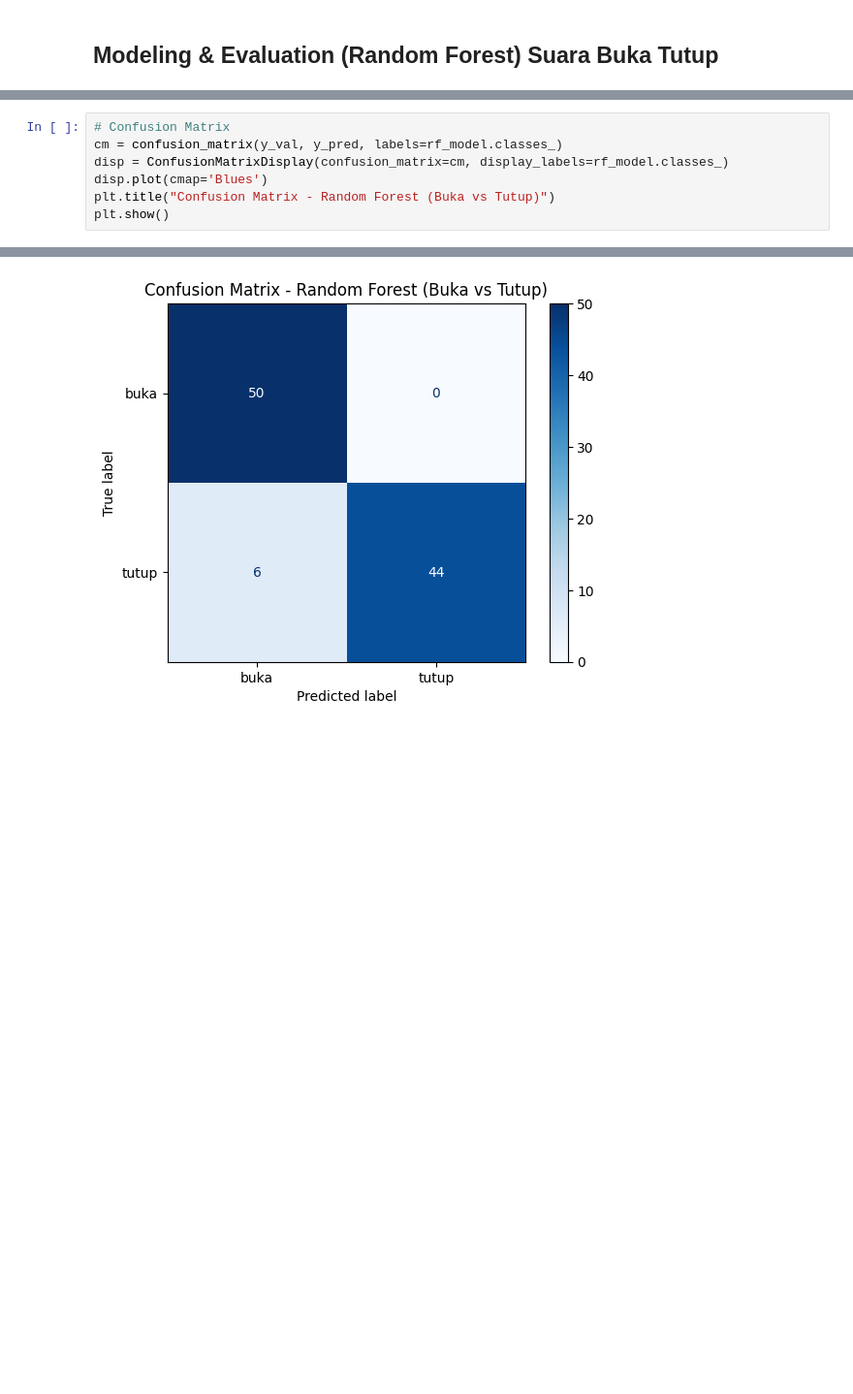
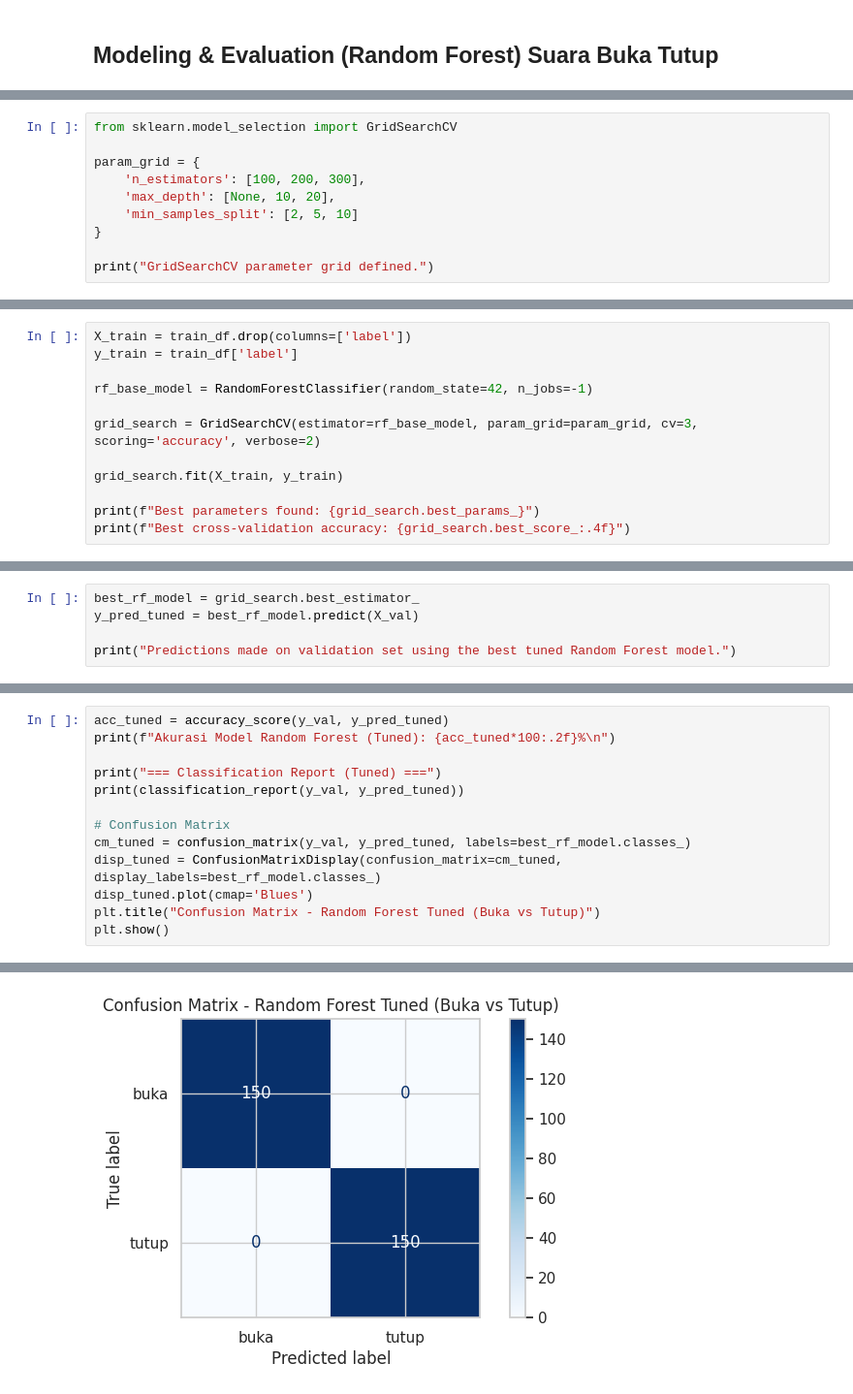
Before and after one commit to Yotan123/psd, a Jupyter notebook: _sources/Suaralanjutana.ipynb, the cells around one changed output, grey strips where cells are left out. Shown: that part at 97% size. Drawn from its saved outputs; the diff is of its cells as text; blank space fills up the shorter version.

```diff
--- a/_sources/Suaralanjutana.ipynb
+++ b/_sources/Suaralanjutana.ipynb
@@ -65,0 +26,10 @@ weighted avg       0.95      0.94      0.94       100
+# %%
+from sklearn.model_selection import GridSearchCV
+
+param_grid = {
+    'n_estimators': [100, 200, 300],
+    'max_depth': [None, 10, 20],
+    'min_samples_split': [2, 5, 10]
+}
+
+print("GridSearchCV parameter grid defined.")
@@ -65,0 +41,12 @@ weighted avg       0.95      0.94      0.94       100
+# %%
+X_train = train_df.drop(columns=['label'])
+y_train = train_df['label']
+
+rf_base_model = RandomForestClassifier(random_state=42, n_jobs=-1)
+
+grid_search = GridSearchCV(estimator=rf_base_model, param_grid=param_grid, cv=3, scoring='accuracy', verbose=2)
+
+grid_search.fit(X_train, y_train)
+
+print(f"Best parameters found: {grid_search.best_params_}")
+print(f"Best cross-validation accuracy: {grid_search.best_score_:.4f}")
@@ -65,0 +79,5 @@ weighted avg       0.95      0.94      0.94       100
+# %%
+best_rf_model = grid_search.best_estimator_
+y_pred_tuned = best_rf_model.predict(X_val)
+
+print("Predictions made on validation set using the best tuned Random Forest model.")
@@ -66,8 +89,14 @@ weighted avg       0.95      0.94      0.94       100
 # %%
+acc_tuned = accuracy_score(y_val, y_pred_tuned)
+print(f"Akurasi Model Random Forest (Tuned): {acc_tuned*100:.2f}%\n")
+
+print("=== Classification Report (Tuned) ===")
+print(classification_report(y_val, y_pred_tuned))
+
 # Confusion Matrix
-cm = confusion_matrix(y_val, y_pred, labels=rf_model.classes_)
-disp = ConfusionMatrixDisplay(confusion_matrix=cm, display_labels=rf_model.classes_)
-disp.plot(cmap='Blues')
-plt.title("Confusion Matrix - Random Forest (Buka vs Tutup)")
+cm_tuned = confusion_matrix(y_val, y_pred_tuned, labels=best_rf_model.classes_)
+disp_tuned = ConfusionMatrixDisplay(confusion_matrix=cm_tuned, display_labels=best_rf_model.classes_)
+disp_tuned.plot(cmap='Blues')
+plt.title("Confusion Matrix - Random Forest Tuned (Buka vs Tutup)")
 plt.show()
 # %% [output]
@@ -74 +114 @@ plt.show()
-[figure, old version]
+[figure, new version]
```
Also changed, not shown: parts of 32 cells of this notebook, 9 other files.
